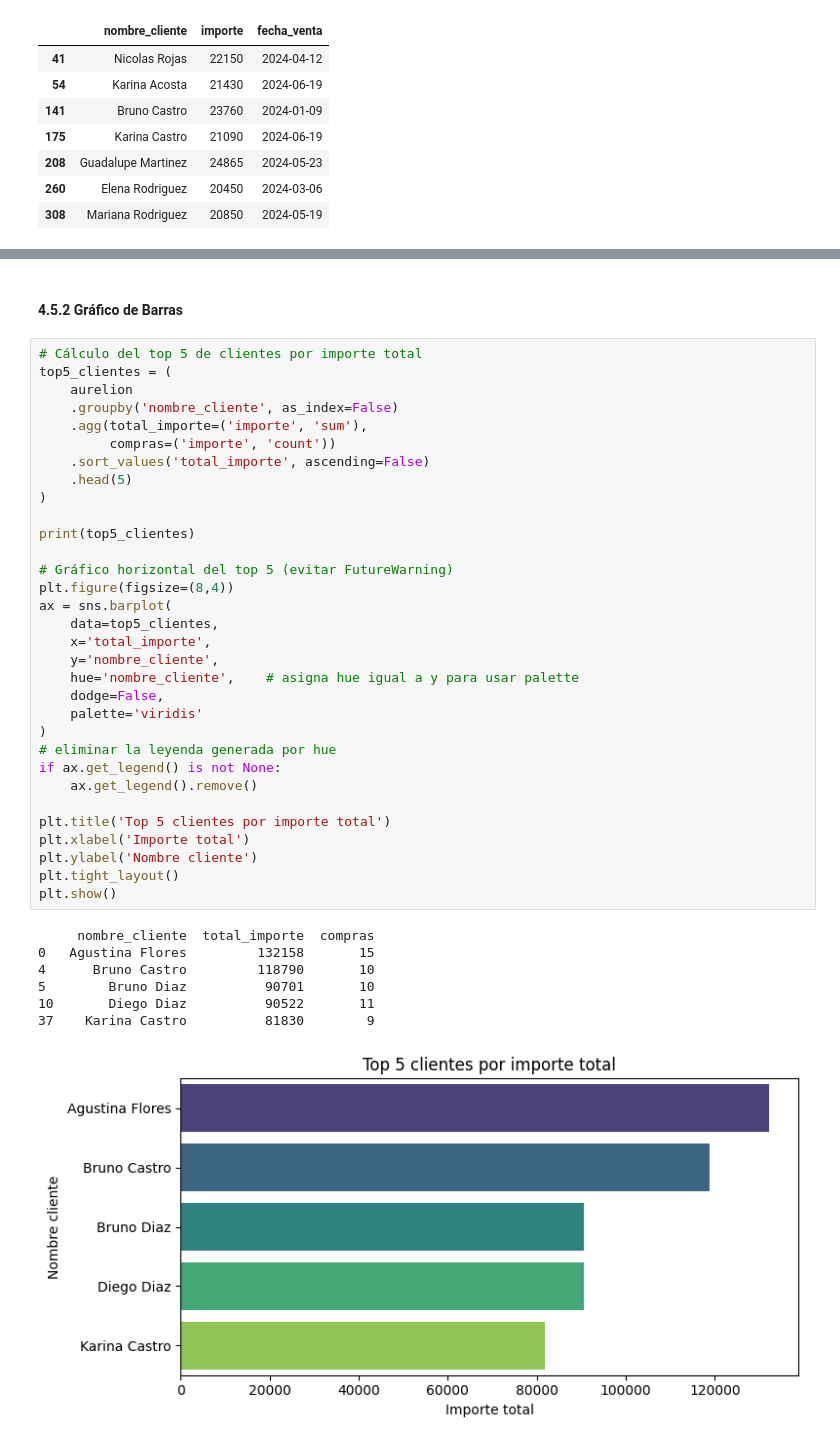
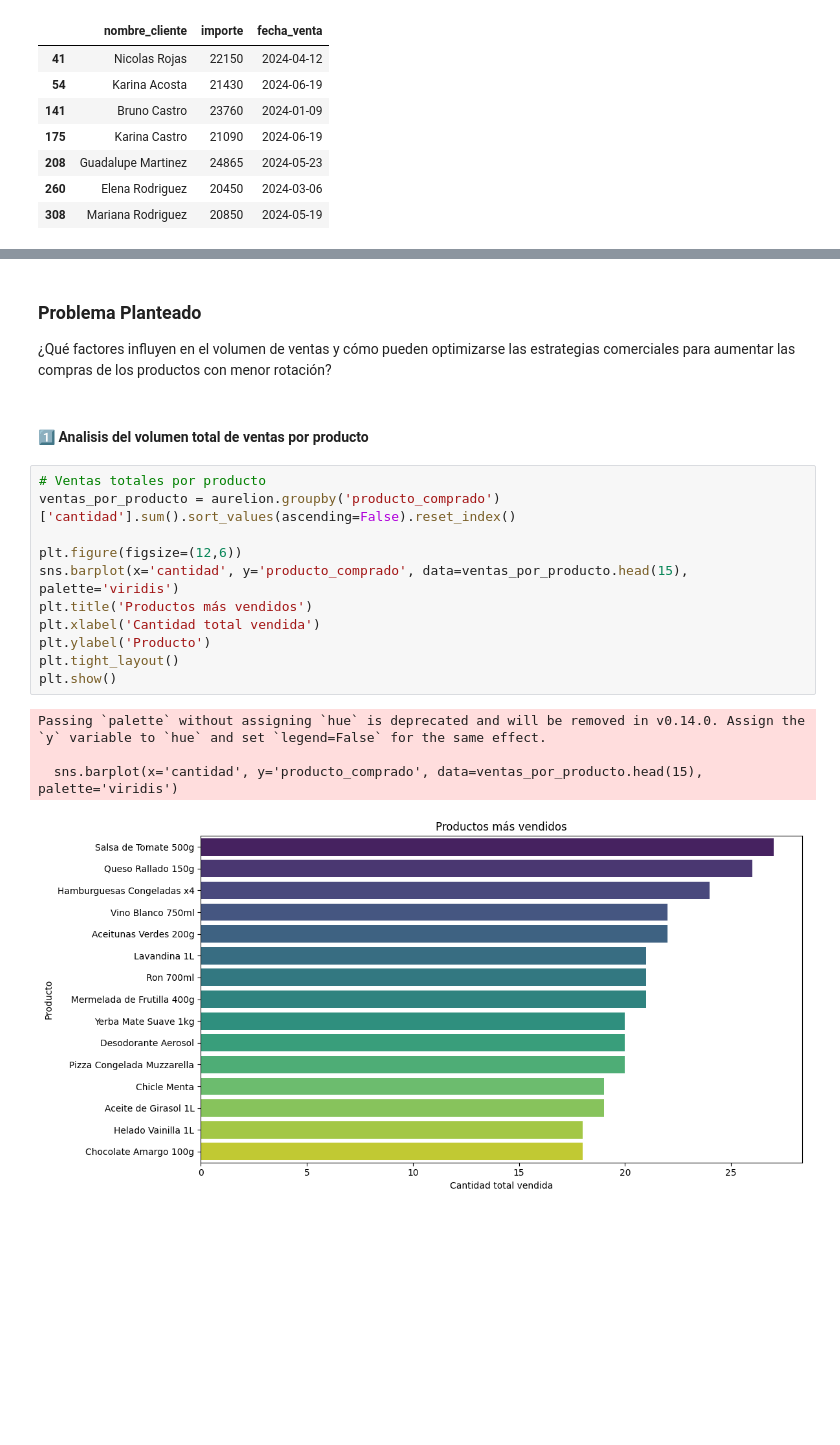
Before and after one commit to jperez-xcvi/guayerd_ia, a Jupyter notebook: aurelion.ipynb, the cells around one changed output, grey strips where cells are left out. Drawn from its saved outputs; the diff is of its cells as text; blank space fills up the shorter version.

Commit message:
actualización de notebook y planteamiento del problema en  documentación

```diff
--- a/aurelion.ipynb
+++ b/aurelion.ipynb
@@ -311,42 +293,22 @@ plt.show()
-# %% [markdown]
-<h4>4.5.2 Gráfico de Barras</h4>
-# %%
-# Cálculo del top 5 de clientes por importe total
-top5_clientes = (
-    aurelion
-    .groupby('nombre_cliente', as_index=False)
-    .agg(total_importe=('importe', 'sum'),
-         compras=('importe', 'count'))
-    .sort_values('total_importe', ascending=False)
-    .head(5)
-)
-
-print(top5_clientes)
-
-# Gráfico horizontal del top 5 (evitar FutureWarning)
-plt.figure(figsize=(8,4))
-ax = sns.barplot(
-    data=top5_clientes,
-    x='total_importe',
-    y='nombre_cliente',
-    hue='nombre_cliente',    # asigna hue igual a y para usar palette
-    dodge=False,
-    palette='viridis'
-)
-# eliminar la leyenda generada por hue
-if ax.get_legend() is not None:
-    ax.get_legend().remove()
-
-plt.title('Top 5 clientes por importe total')
-plt.xlabel('Importe total')
-plt.ylabel('Nombre cliente')
-plt.tight_layout()
-plt.show()
-# %% [output]
-     nombre_cliente  total_importe  compras
-0   Agustina Flores         132158       15
-4      Bruno Castro         118790       10
-5        Bruno Diaz          90701       10
-10       Diego Diaz          90522       11
-37    Karina Castro          81830        9
-[figure, removed]
+# %% [markdown]
+<h3>Problema Planteado</h3>
+
+¿Qué factores influyen en el volumen de ventas y cómo pueden optimizarse las estrategias comerciales para aumentar las compras de los productos con menor rotación?
+# %% [markdown]
+<h4>1️⃣ Analisis del volumen total de ventas por producto</h4>
+# %%
+# Ventas totales por producto
+ventas_por_producto = aurelion.groupby('producto_comprado')['cantidad'].sum().sort_values(ascending=False).reset_index()
+
+plt.figure(figsize=(12,6))
+sns.barplot(x='cantidad', y='producto_comprado', data=ventas_por_producto.head(15), palette='viridis')
+plt.title('Productos más vendidos')
+plt.xlabel('Cantidad total vendida')
+plt.ylabel('Producto')
+plt.tight_layout()
+plt.show()
+# %% [output]
+Passing `palette` without assigning `hue` is deprecated and will be removed in v0.14.0. Assign the `y` variable to `hue` and set `legend=False` for the same effect.
+
+  sns.barplot(x='cantidad', y='producto_comprado', data=ventas_por_producto.head(15), palette='viridis')
+[figure, added]
```
Also changed, not shown: parts of 23 cells of this notebook, 1 other file.
